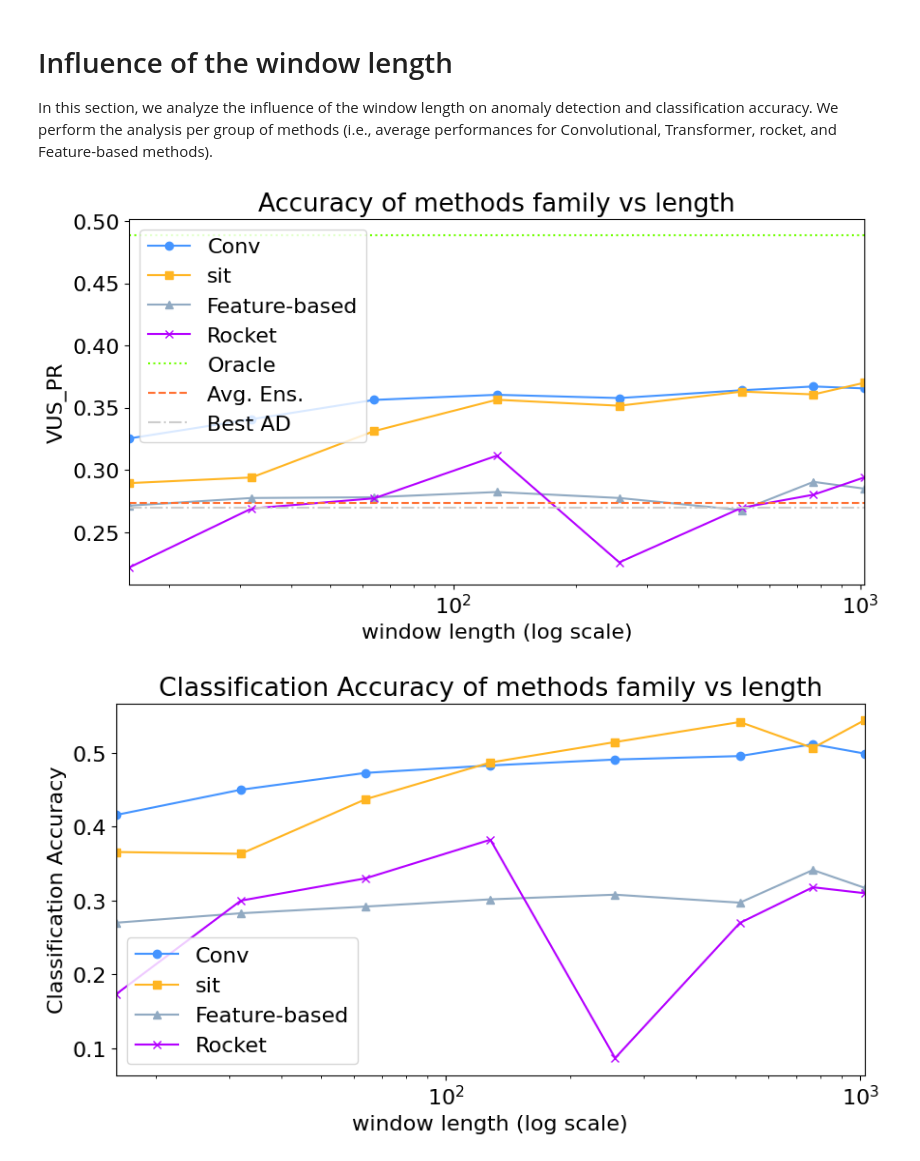
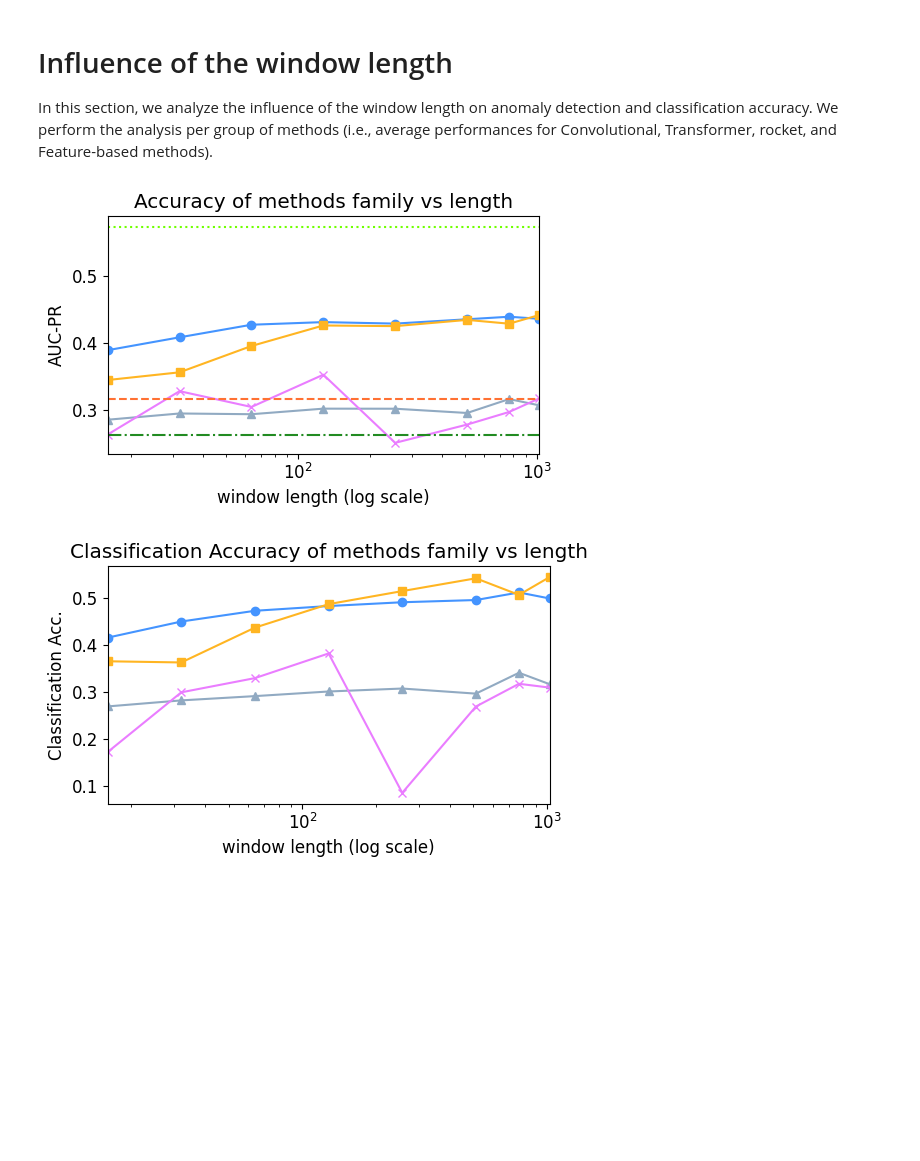
Before and after one commit to boniolp/MSAD, a Jupyter notebook: experiments/accuracy_analysis/Accuracy_Evaluation.ipynb, the cells around one changed output. Cells and saved outputs as stored; diff of their text form; code cells hidden in the pictures; blank space fills up the shorter version.

```diff
--- a/experiments/accuracy_analysis/Accuracy_Evaluation.ipynb
+++ b/experiments/accuracy_analysis/Accuracy_Evaluation.ipynb
@@ -13,24 +13,25 @@ from IPython.display import display, HTML
 display(HTML("<style>.container { width:80% !important; }</style>"))
 # %%
 # Set up methods' colors
-
 methods_colors = {
     "oracle": "#70FF00",
-    "avg_ens": "#FF7133",
+    "avg_ens": "#FF7133", #FF7133 -> FF9664 (lighter)
     "best_ms": "#33D4FF",
     "detectors": "#CCCCCC",
     "feature_based": "#91AAC2",
     "sit": "#FFB522",
     "conv": "#4494FF",
     "conv_2": "#0048FF",
-    "rocket": "#B400FF"
+    "rocket": "#EA7DFF", #B400FF -> D800FF -> EA7DFF(lighter)
+    "best_ad_train": "#228B22",
+    "worst_ad_test": "#8B0000",
 }
 # %% [markdown]
 # Get results data
 
 Please select a measure for the analysis. You can choose between VUS_PR and AUC_PR. This file contains the accuracy scores for 496 time series (time series in the test set that where not used for training the model selection methods).
 # %%
-measure_name = 'VUS_PR'
+measure_name = 'AUC_PR'
 df = pd.read_csv('../../results/accuracy/all_accuracy_{}.csv'.format(measure_name))
 df = df.drop(labels='Unnamed: 0',axis=1)
 
@@ -243,6 +273,7 @@ def rreplace(s, old, new, occurrence=1):
 # %%
 plt.rcParams.update({'font.size': 22})
 plt.figure(figsize=(45, 10))
+plt.grid(color='k', linestyle='--', linewidth=1, alpha=0.4)
 
 order = list(df[all_methods].median().sort_values().index)[::-1]
 
@@ -264,8 +295,8 @@ new_my_pal = {key: my_pal[key] for key in best_method_class}
 
 # Crete boxplot and stripplot
 g = sns.boxplot(data=df[new_order], palette=new_my_pal, order=new_order, saturation=1, whis=0.241289844, showfliers=False,
-                meanprops={"marker":"s","markerfacecolor":"red", "markeredgecolor":"red", "markersize":10}, showmeans=True) # 1std = 0.241289844, 2std = 0.982579689
-# sns.stripplot(data=df[new_order], palette="dark:grey", order=new_order, alpha=0.05)
+                meanprops={"marker":"o","markerfacecolor":"black", "markersize":12}, showmeans=True) # 1std = 0.241289844, 2std = 0.982579689
+g.set_axisbelow(True)
 
 for tick_label in g.axes.get_xticklabels():
     tick_label.set_weight('bold')
@@ -280,7 +311,7 @@ for tick_label in g.axes.get_xticklabels():
     elif ('Avg Ens' in tick_label.get_text()):
         tick_label.set_color(methods_colors["avg_ens"])
     elif '_'not  in tick_label.get_text():
-        tick_label.set_color("#ABABAB")
+        tick_label.set_color("#999999")
     else:
         tick_label.set_color(methods_colors["feature_based"])
 
@@ -532,7 +576,8 @@ the analysis per group of methods (i.e., average performances for
 Convolutional, Transformer, rocket, and Feature-based methods).
 # %%
 def plot_mean_length(class_acc=False):
-    plt.figure(figsize=(10, 5))
+    plt.rcParams.update({'font.size': 12})
+    plt.figure(figsize=(5.5, 3.5))
     mean_sit, mean_conv, mean_feature, mean_ts = [], [], [], []
 
     for method in methods_conv + methods_feature + methods_sit + methods_ts:
@@ -542,46 +587,44 @@ def plot_mean_length(class_acc=False):
             for method_name in to_plot:
                 ts_length.append(float(len(df.loc[df[method_name + '_class'] == df['label']])) / float(len(df)))
         else:
             ts_length = df[to_plot].mean().values
 
         if method in methods_sit:
             mean_sit.append(ts_length)
         elif method in methods_feature:
             mean_feature.append(ts_length)
         elif method in methods_conv:
             mean_conv.append(ts_length)
         elif method in methods_ts:
             mean_ts.append(ts_length)
 
-    plt.plot(all_length, np.mean(mean_conv, 0), marker='o', color=methods_colors["conv"], label="Conv")
-#     plt.scatter(all_length, np.mean(mean_conv, 0), marker='o', facecolors=methods_colors["conv"], s=50, edgecolors=methods_colors["conv"], label="Conv")
-    plt.plot(all_length, np.mean(mean_sit, 0), marker='s', color=methods_colors["sit"], label="sit")
-#     plt.scatter(all_length, np.mean(mean_sit, 0), marker='s', facecolors='none', s=50, edgecolors=methods_colors["sit"])
-    plt.plot(all_length, np.mean(mean_feature, 0), marker='^', color=methods_colors["feature_based"], label="Feature-based")
-#     plt.scatter(all_length, np.mean(mean_feature, 0), marker='^', facecolors='none', s=50, edgecolors=methods_colors["feature_based"])
-    plt.plot(all_length, np.mean(mean_ts, 0), marker='x', color=methods_colors["rocket"], label="Rocket")
-#     plt.scatter(all_length, np.mean(mean_ts, 0), marker='x', c=methods_colors["rocket"],s=50)
+    plt.plot(all_length, np.mean(mean_conv, 0), marker='o', color=methods_colors["conv"], label=final_names["convnet"])
+    plt.plot(all_length, np.mean(mean_sit, 0), marker='s', color=methods_colors["sit"], label=final_names["sit"])
+    plt.plot(all_length, np.mean(mean_feature, 0), marker='^', color=methods_colors["feature_based"], label=final_names["feature_based"])
+    plt.plot(all_length, np.mean(mean_ts, 0), marker='x', color=methods_colors["rocket"], label=final_names["rocket"])
 
     plt.xscale('log')
+#     plt.xticks(np.arange(len(all_length)), all_length)
 #     plt.xticks(all_length)
     plt.xlim(16, 1024)
     plt.xlabel('window length (log scale)')
 
     if class_acc:
-        plt.ylabel('Classification Accuracy')
+        plt.ylabel('Classification Acc.')
         plt.title('Classification Accuracy of methods family vs length')
     else:
-        plt.axhline(df['Oracle'].mean(), c=methods_colors["oracle"], linestyle='dotted', label="Oracle")
+        plt.axhline(df['Oracle'].mean(), c=methods_colors["oracle"], linestyle='dotted', label=final_names["Oracle"])
 #         plt.text(18, df['Oracle'].mean() - 0.02, "Oracle", fontsize=12)
-        plt.axhline(df['Avg Ens'].mean(), c=methods_colors["avg_ens"], linestyle='dashed', label="Avg. Ens.")
-        plt.axhline(df['NORMA'].mean(), c=methods_colors["detectors"], linestyle='dashdot', label="Best AD")
-        plt.ylabel(measure_name)
+        plt.axhline(df['Avg Ens'].mean(), c=methods_colors["avg_ens"], linestyle='dashed', label=final_names["Avg Ens"])
+        plt.axhline(df['NORMA'].mean(), c=methods_colors["best_ad_train"], linestyle='dashdot', label="Best AD")
+        plt.ylabel(final_names[measure_name])
         plt.title('Accuracy of methods family vs length')
 
-    plt.legend()
+#     plt.legend()
+    plt.tight_layout()
 
 plot_mean_length()
 plot_mean_length(class_acc=True)
 # %% [output]
-[figure, old version]
+[figure, new version]
-[figure, old version]
+[figure, new version]
```
Also changed, not shown: parts of 14 cells of this notebook, 2 other files.
